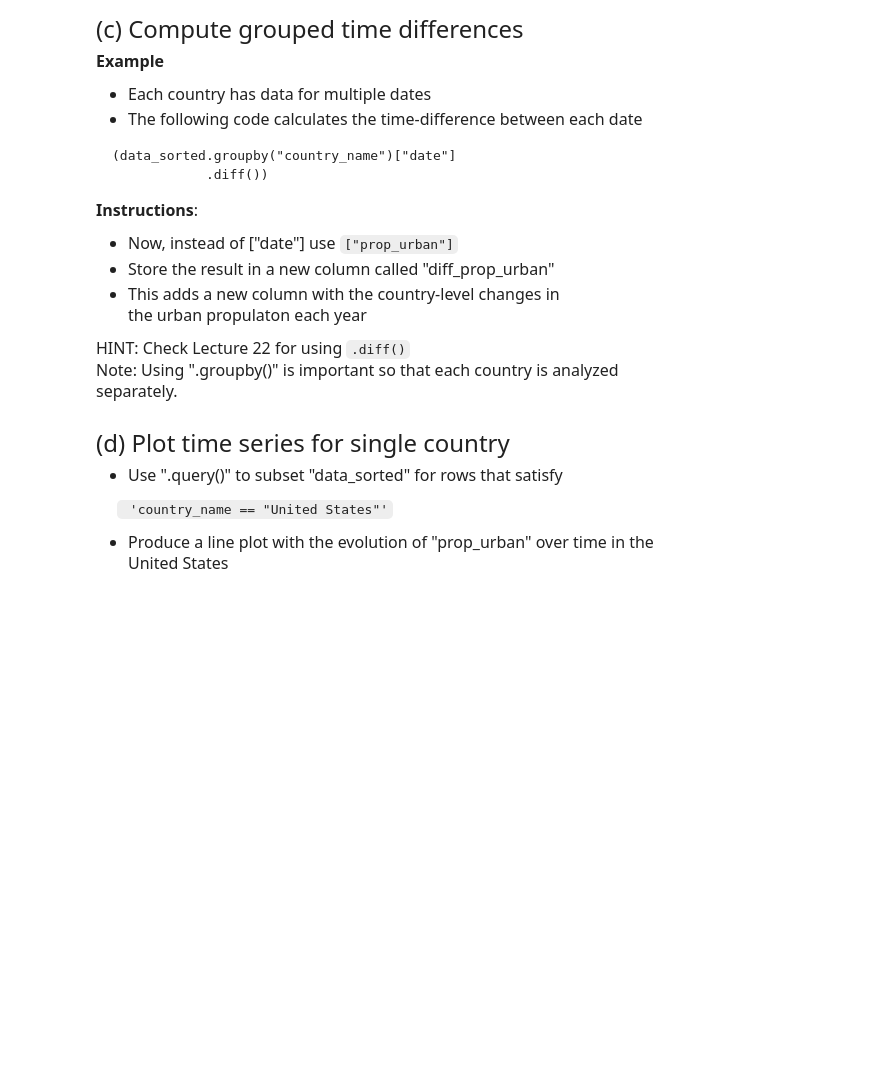
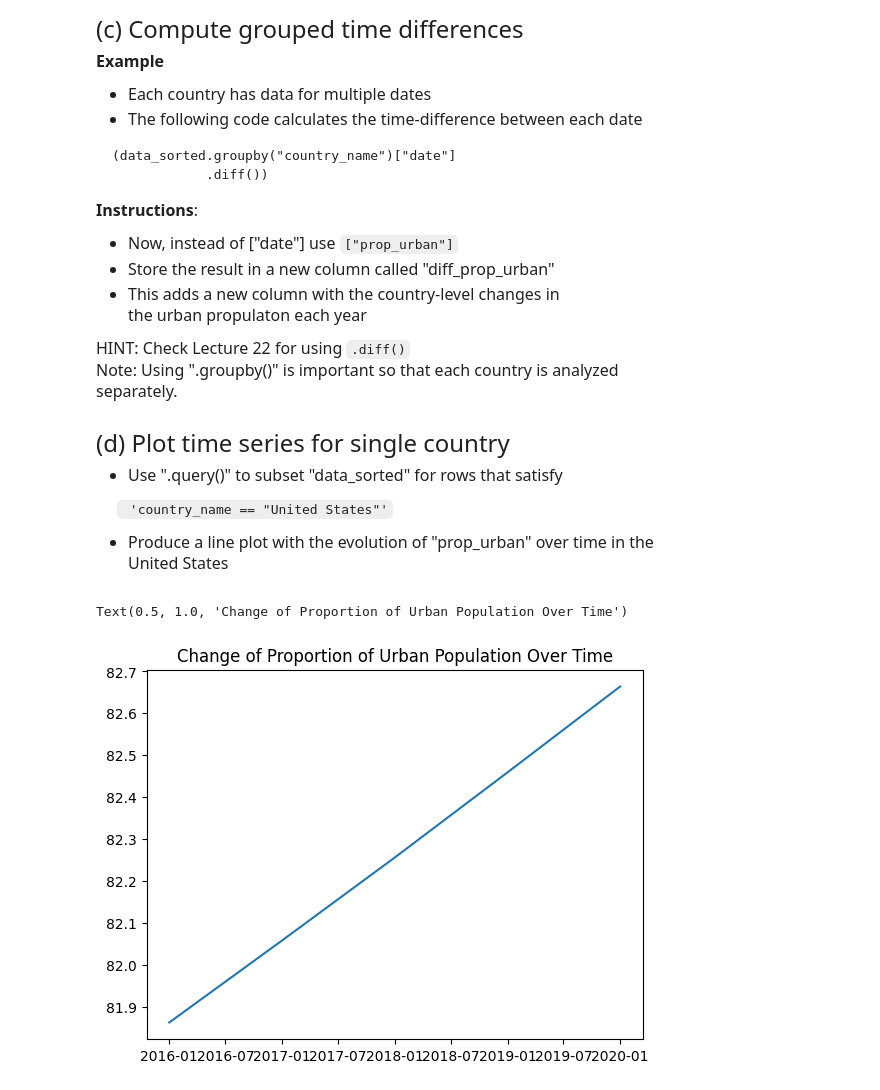
Before and after one commit to LimK2025/qtm151spring2023, a Jupyter notebook: Homework/Assignment 10/Assignment 10.ipynb, the cells around one changed output. Saved outputs shown, nothing was run; the diff lists cells and outputs as text; code cells hidden in the pictures; blank space fills up the shorter version.

```diff
--- a/Homework/Assignment 10/Assignment 10.ipynb
+++ b/Homework/Assignment 10/Assignment 10.ipynb
@@ -45,9 +46,7 @@ Hint: See Lecture 21 for information about wild cards
 # %%
 # Write your own code
 wdi_long = pd.read_csv("data_raw/wdi_long.csv")
-wdi_long["date"] = pd.to_datetime(wdi_long["year"])
-wdi_long["month_str"] = wdi_long["date"].dt.strftime("%m")
-wdi_long["week_str"]  = wdi_long["date"].dt.strftime("%W")
+wdi_long["date"] = pd.to_datetime(wdi_long["year"], format = "%Y")
 # %% [markdown]
 <font size = "5">
 
@@ -60,7 +59,7 @@ wdi_long["week_str"]  = wdi_long["date"].dt.strftime("%W")
 HINT: Include a list of column names as the main sorting argument.
 # %%
 # Write your own code
-data_sorted =
+data_sorted = wdi_long.sort_values(["country_name", "date"],)
 # %% [markdown]
 <font size = "5">
 
@@ -100,3 +101,13 @@
 
 - Produce a line plot with the evolution of "prop_urban" over time in the <br>
 United States
+# %%
+# Write your own code
+data_sorted_us = data_sorted.query('country_name == "United States"')
+
+plt.plot("date","prop_urban",
+         data = data_sorted_us.sort_values("date",ascending = True))
+plt.title("Change of Proportion of Urban Population Over Time in the US")
+# %% [output]
+Text(0.5, 1.0, 'Change of Proportion of Urban Population Over Time')
+[figure, added]
```
Also changed, not shown: parts of 6 cells of this notebook, 1 other file.
